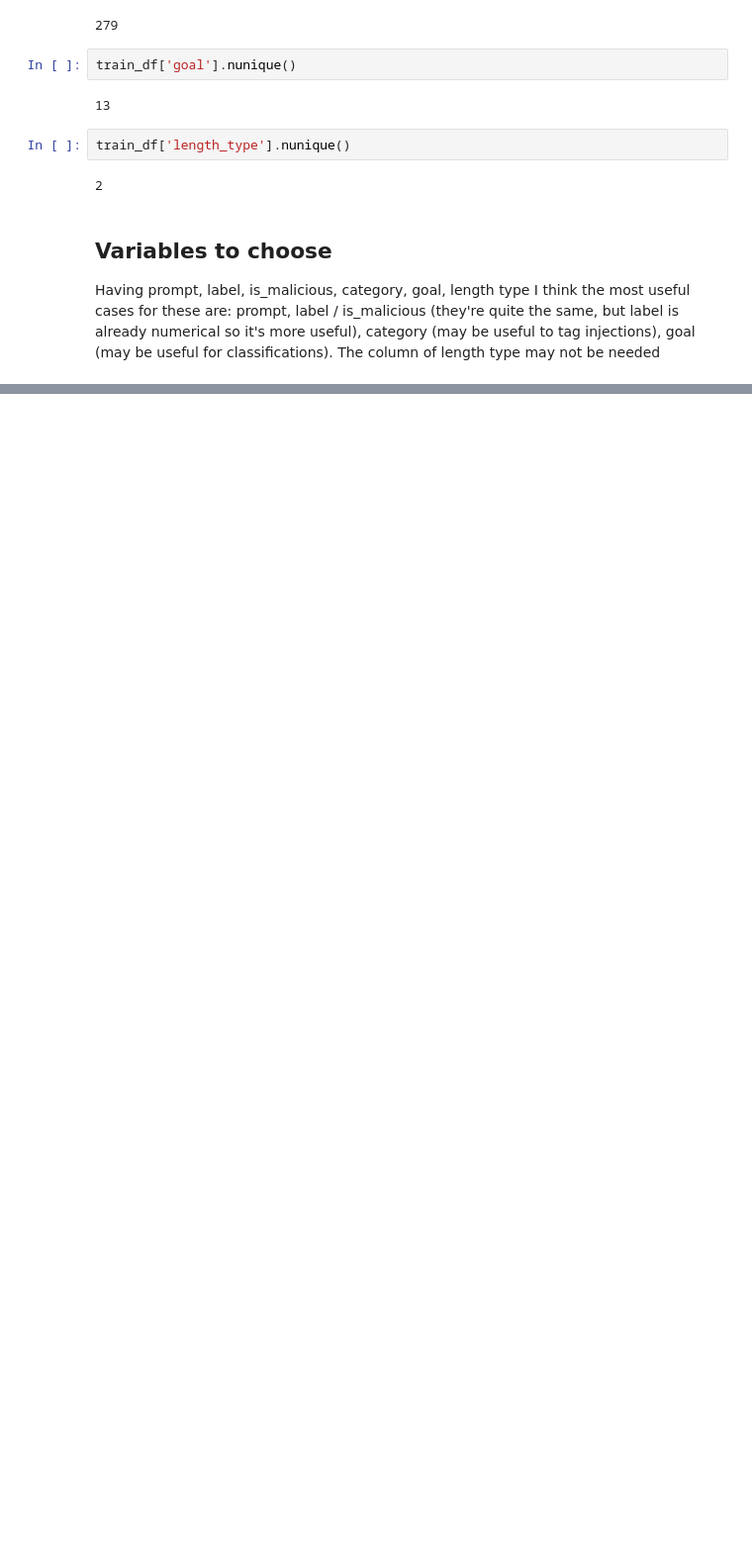
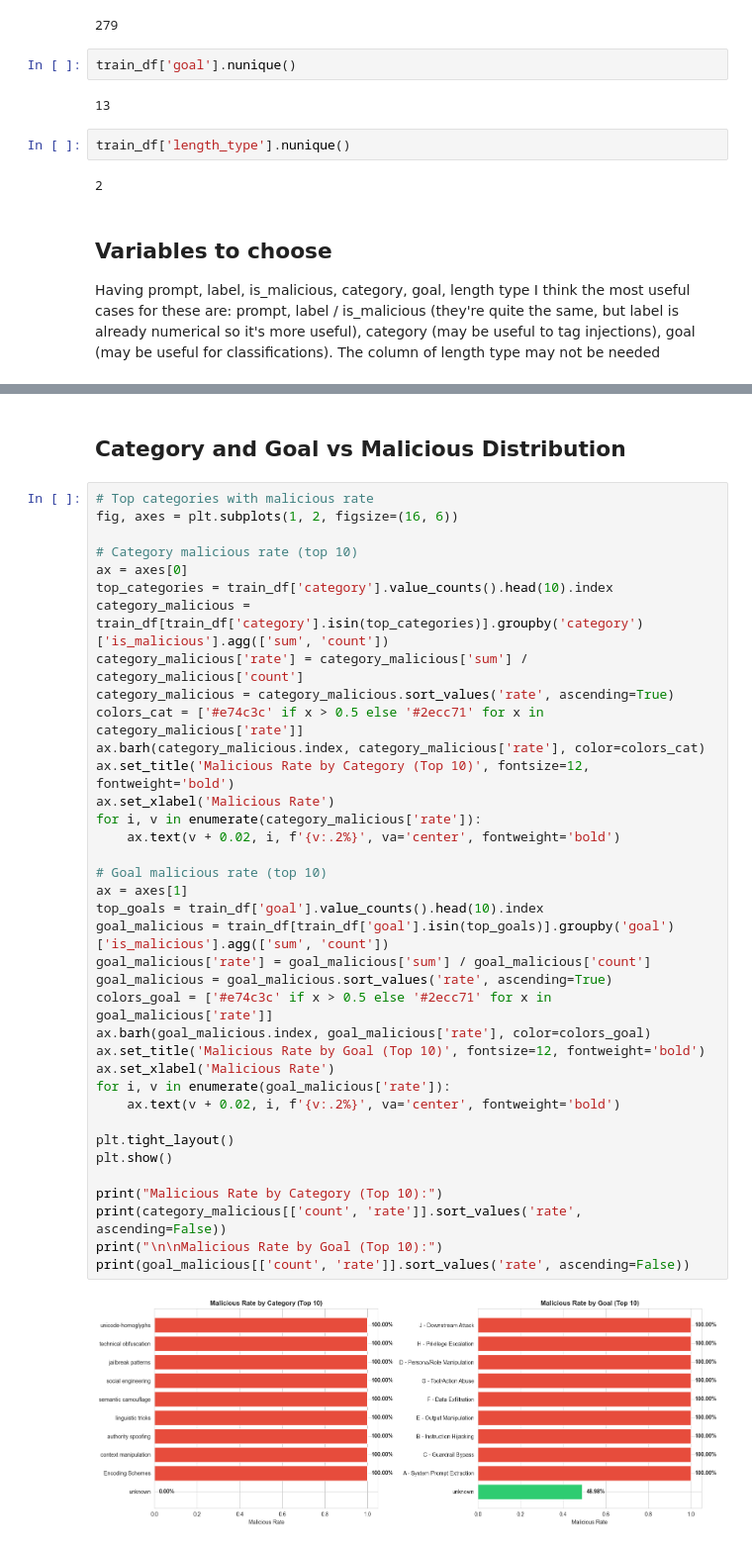
Before and after one commit to LuisMontenegro21/SecurityDataScienceProject, a Jupyter notebook: project.ipynb, the cells around one changed output, grey strips where cells are left out. Shown at 99% size. Cells and saved outputs as stored; diff of their text form; blank space fills up the shorter version.

```diff
--- a/project.ipynb
+++ b/project.ipynb
@@ -102,0 +309,41 @@ Having prompt, label, is_malicious, category, goal, length type I think the most
+# %% [markdown]
+## Category and Goal vs Malicious Distribution
+# %%
+# Top categories with malicious rate
+fig, axes = plt.subplots(1, 2, figsize=(16, 6))
+
+# Category malicious rate (top 10)
+ax = axes[0]
+top_categories = train_df['category'].value_counts().head(10).index
+category_malicious = train_df[train_df['category'].isin(top_categories)].groupby('category')['is_malicious'].agg(['sum', 'count'])
+category_malicious['rate'] = category_malicious['sum'] / category_malicious['count']
+category_malicious = category_malicious.sort_values('rate', ascending=True)
+colors_cat = ['#e74c3c' if x > 0.5 else '#2ecc71' for x in category_malicious['rate']]
+ax.barh(category_malicious.index, category_malicious['rate'], color=colors_cat)
+ax.set_title('Malicious Rate by Category (Top 10)', fontsize=12, fontweight='bold')
+ax.set_xlabel('Malicious Rate')
+for i, v in enumerate(category_malicious['rate']):
+    ax.text(v + 0.02, i, f'{v:.2%}', va='center', fontweight='bold')
+
+# Goal malicious rate (top 10)
+ax = axes[1]
+top_goals = train_df['goal'].value_counts().head(10).index
+goal_malicious = train_df[train_df['goal'].isin(top_goals)].groupby('goal')['is_malicious'].agg(['sum', 'count'])
+goal_malicious['rate'] = goal_malicious['sum'] / goal_malicious['count']
+goal_malicious = goal_malicious.sort_values('rate', ascending=True)
+colors_goal = ['#e74c3c' if x > 0.5 else '#2ecc71' for x in goal_malicious['rate']]
+ax.barh(goal_malicious.index, goal_malicious['rate'], color=colors_goal)
+ax.set_title('Malicious Rate by Goal (Top 10)', fontsize=12, fontweight='bold')
+ax.set_xlabel('Malicious Rate')
+for i, v in enumerate(goal_malicious['rate']):
+    ax.text(v + 0.02, i, f'{v:.2%}', va='center', fontweight='bold')
+
+plt.tight_layout()
+plt.show()
+
+print("Malicious Rate by Category (Top 10):")
+print(category_malicious[['count', 'rate']].sort_values('rate', ascending=False))
+print("\n\nMalicious Rate by Goal (Top 10):")
+print(goal_malicious[['count', 'rate']].sort_values('rate', ascending=False))
+# %% [output]
+[figure, added]
```
Also changed, not shown: parts of 18 cells of this notebook, 1 other file.
